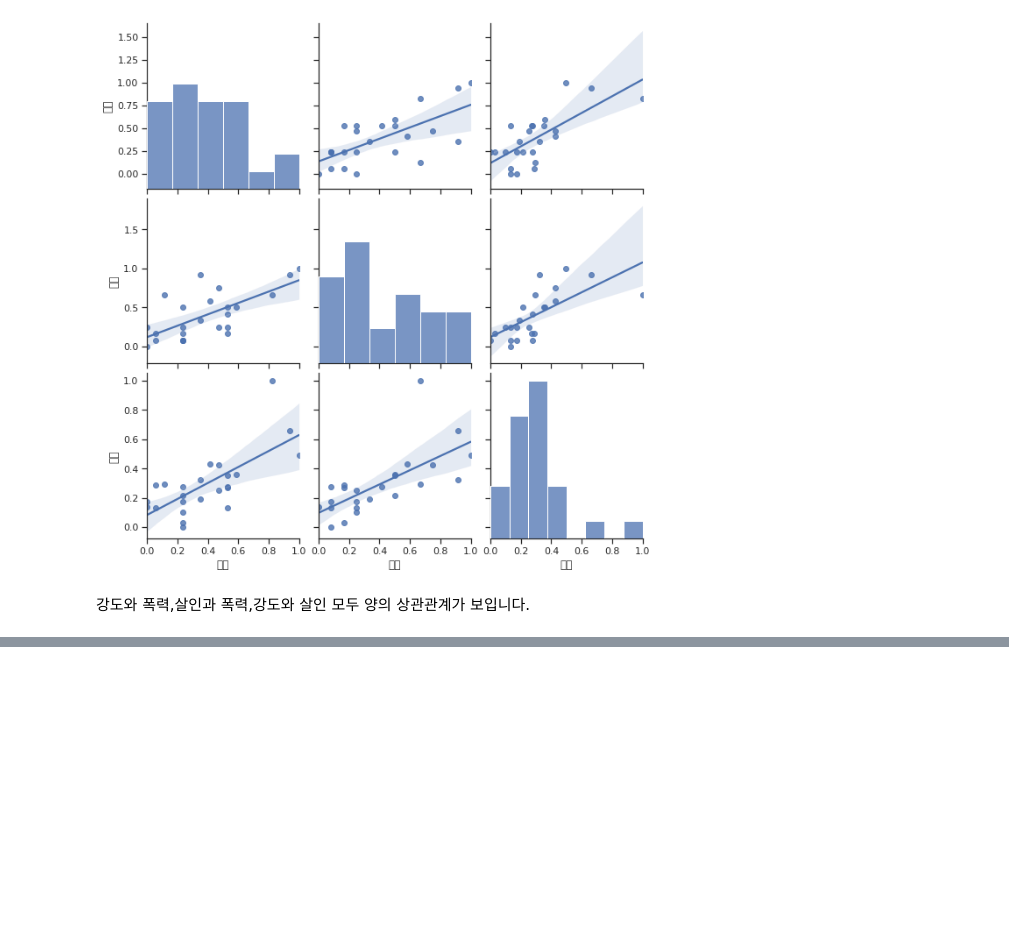
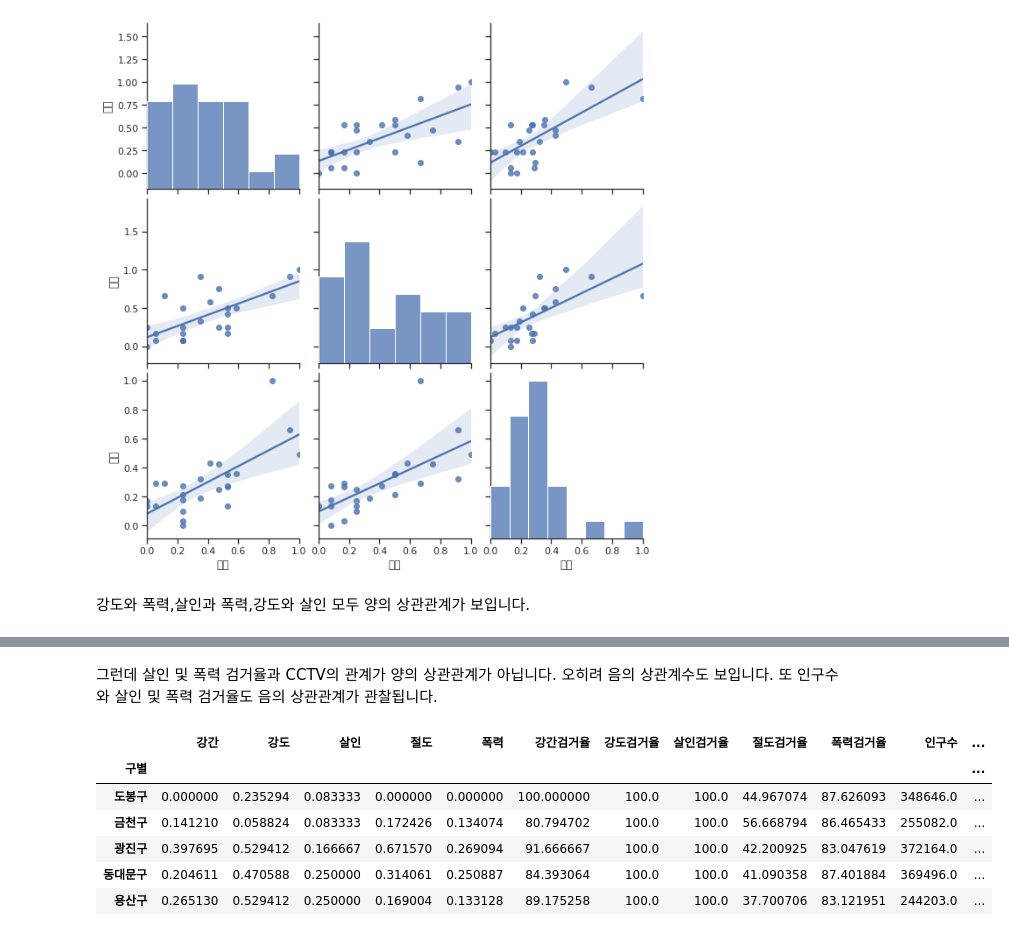
Before and after one commit to wntkdl94/DataScience_study, a Jupyter notebook: chapter2.ipynb, the cells around one changed output, grey strips where cells are left out. Cells and saved outputs as stored; diff of their text form; code cells hidden in the pictures; blank space fills up the shorter version.

```diff
--- a/chapter2.ipynb
+++ b/chapter2.ipynb
@@ -626,0 +636,15 @@ plt.show()
+# %% [markdown]
+그런데 살인 및 폭력 검거율과 CCTV의 관계가 양의 상관관계가 아닙니다. 오히려 음의 상관계수도 보입니다. 또 인구수와 살인 및 폭력 검거율도 음의 상관관계가 관찰됩니다.
+# %%
+tmp_max = crime_anal_norm['검거'].max()
+crime_anal_norm['검거'] = crime_anal_norm['검거'] / tmp_max * 100
+crime_anal_norm_sort = crime_anal_norm.sort_values(by='검거', ascending=False)
+crime_anal_norm_sort.head()
+# %% [output]
+|  | 강간 | 강도 | 살인 | 절도 | 폭력 | 강간검거율 | 강도검거율 | 살인검거율 | 절도검거율 | 폭력검거율 | 인구수 | ... |
+| 구별 |  |  |  |  |  |  |  |  |  |  |  | ... |
+| 도봉구 | 0.000000 | 0.235294 | 0.083333 | 0.000000 | 0.000000 | 100.000000 | 100.0 | 100.0 | 44.967074 | 87.626093 | 348646.0 | ... |
+| 금천구 | 0.141210 | 0.058824 | 0.083333 | 0.172426 | 0.134074 | 80.794702 | 100.0 | 100.0 | 56.668794 | 86.465433 | 255082.0 | ... |
+| 광진구 | 0.397695 | 0.529412 | 0.166667 | 0.671570 | 0.269094 | 91.666667 | 100.0 | 100.0 | 42.200925 | 83.047619 | 372164.0 | ... |
+| 동대문구 | 0.204611 | 0.470588 | 0.250000 | 0.314061 | 0.250887 | 84.393064 | 100.0 | 100.0 | 41.090358 | 87.401884 | 369496.0 | ... |
+| 용산구 | 0.265130 | 0.529412 | 0.250000 | 0.169004 | 0.133128 | 89.175258 | 100.0 | 100.0 | 37.700706 | 83.121951 | 244203.0 | ... |
```
Also changed, not shown: parts of 57 cells of this notebook, 2 other files.
